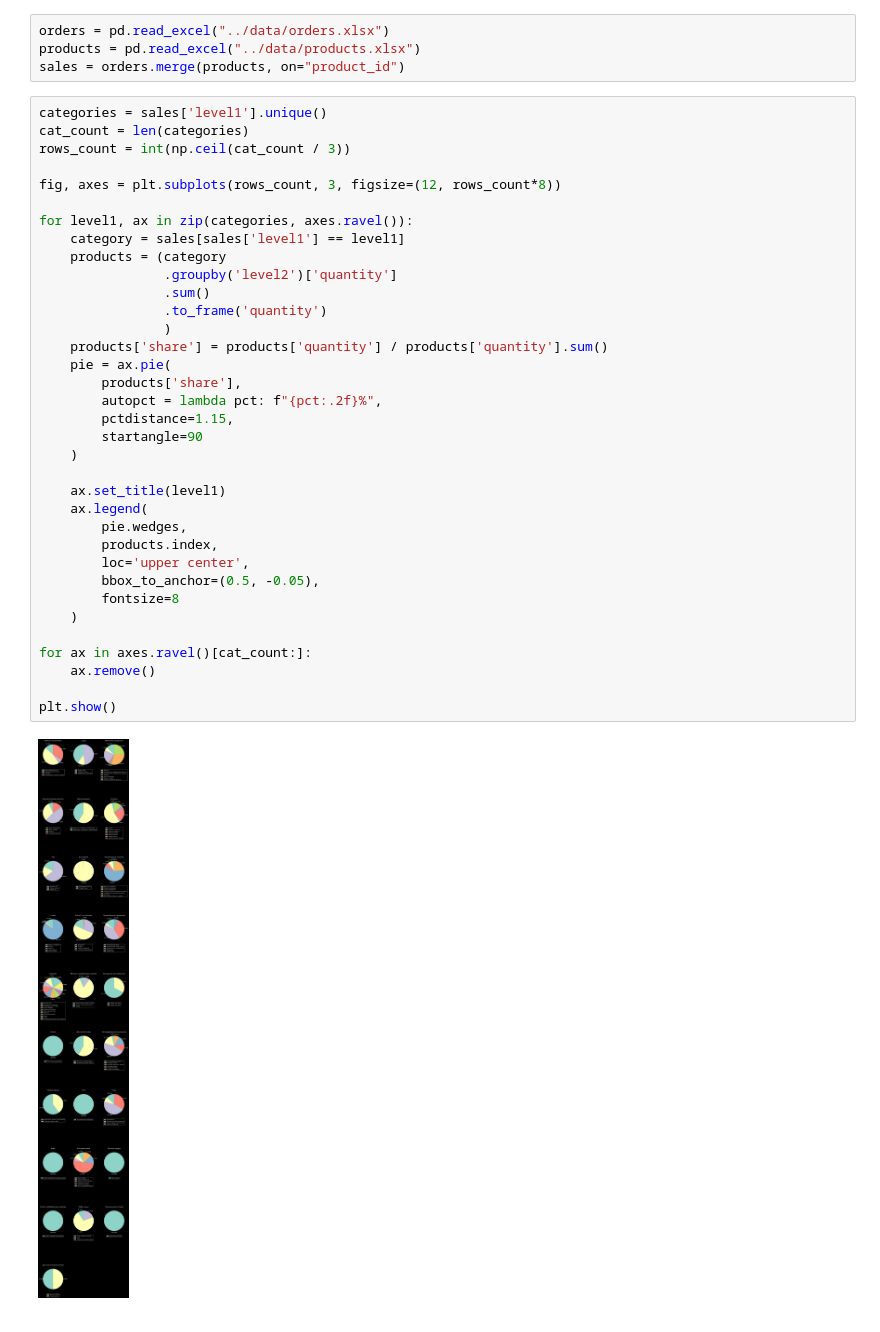
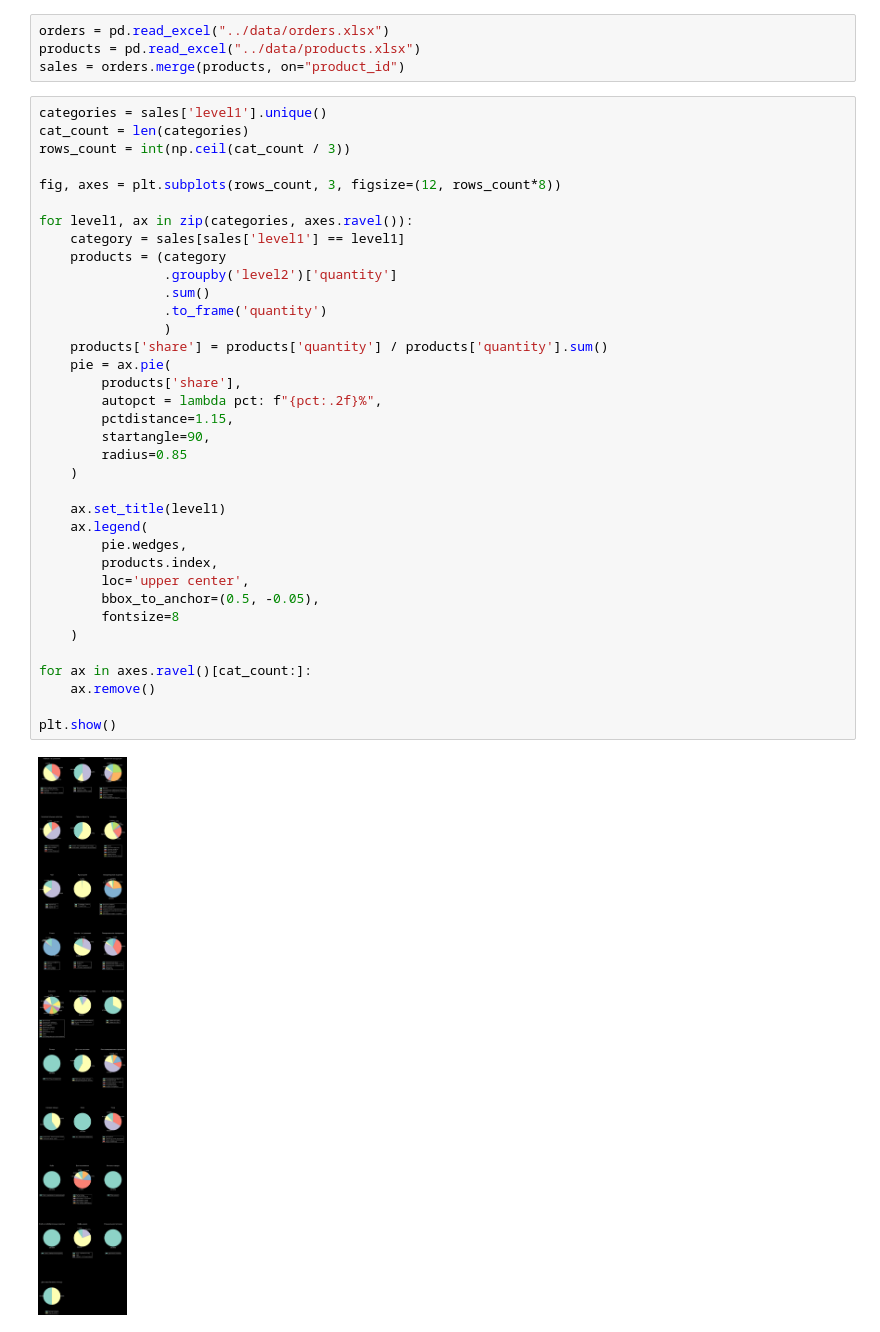
Before and after one commit to TAbramovskaya/sml-samokat, a Jupyter notebook: notebooks/02_sales_distribution.ipynb, the cells around one changed output. Saved outputs shown, nothing was run; the diff lists cells and outputs as text.

```diff
--- a/notebooks/02_sales_distribution.ipynb
+++ b/notebooks/02_sales_distribution.ipynb
@@ -14,32 +14,33 @@ rows_count = int(np.ceil(cat_count / 3))
 fig, axes = plt.subplots(rows_count, 3, figsize=(12, rows_count*8))
 
 for level1, ax in zip(categories, axes.ravel()):
     category = sales[sales['level1'] == level1]
     products = (category
                 .groupby('level2')['quantity']
                 .sum()
                 .to_frame('quantity')
                 )
     products['share'] = products['quantity'] / products['quantity'].sum()
     pie = ax.pie(
         products['share'],
         autopct = lambda pct: f"{pct:.2f}%",
         pctdistance=1.15,
-        startangle=90
+        startangle=90,
+        radius=0.85
     )
 
     ax.set_title(level1)
     ax.legend(
         pie.wedges,
         products.index,
         loc='upper center',
         bbox_to_anchor=(0.5, -0.05),
         fontsize=8
     )
 
 for ax in axes.ravel()[cat_count:]:
     ax.remove()
 
 plt.show()
 # %% [output]
-[figure, old version]
+[figure, new version]
```
